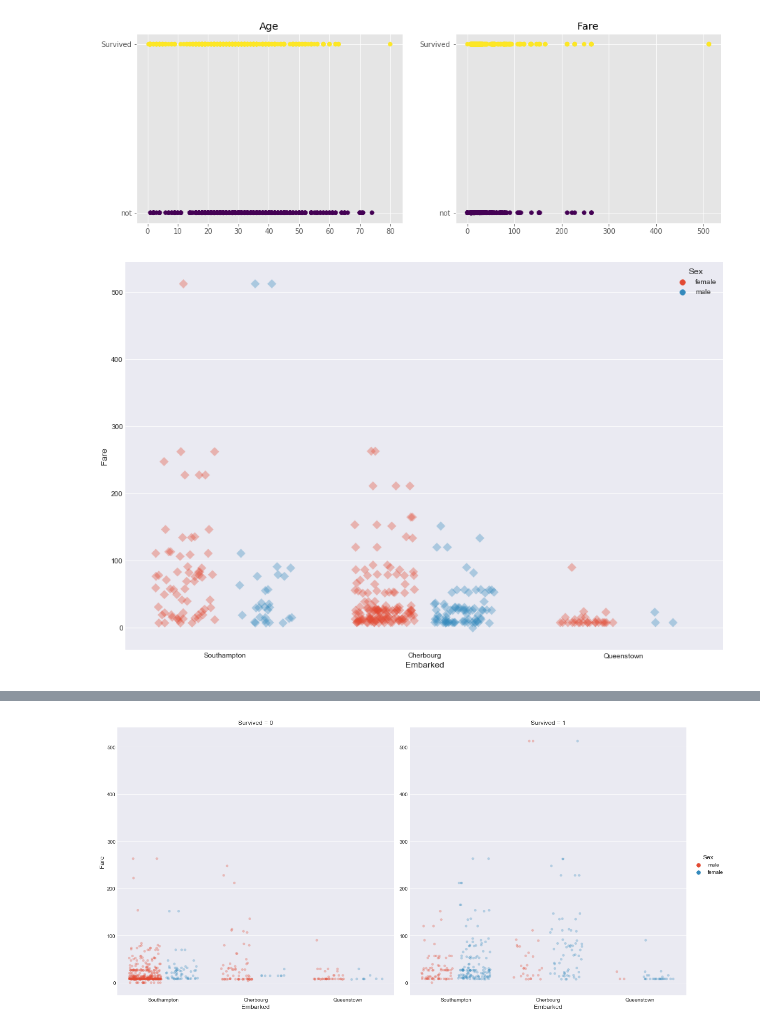
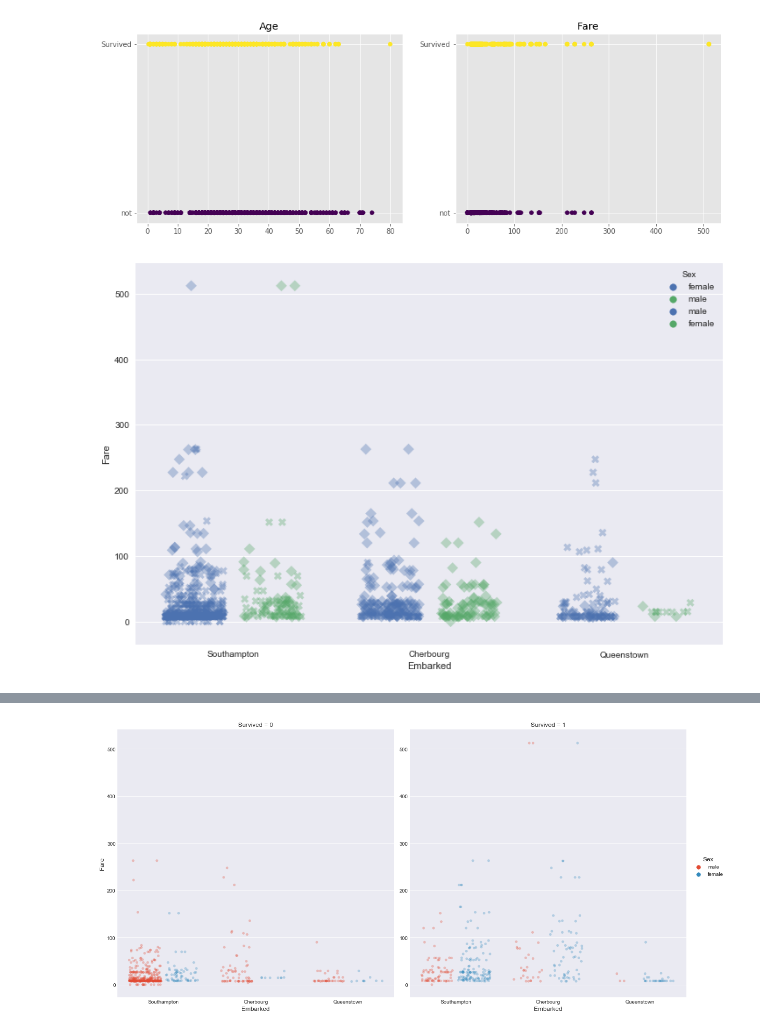
Before and after one commit to DSS-MSY/STUDY, a Jupyter notebook: EDA/titanic/Jee-hun Park EDA titanic.ipynb, the cells around one changed output, grey strips where cells are left out. Saved outputs shown, nothing was run; the diff lists cells and outputs as text; code cells hidden in the pictures.

```diff
--- a/EDA/titanic/Jee-hun Park EDA titanic.ipynb
+++ b/EDA/titanic/Jee-hun Park EDA titanic.ipynb
@@ -101,14 +123,16 @@ plt.show()
 [figure]
 # %%
 # hue정리 문제
-plt.figure(figsize=(15, 10))
+plt.figure(figsize=(12, 8))
 g1 = sns.stripplot(data = train[train["Survived"]==1], x = "Embarked", y = "Fare",
-                   jitter=0.3, hue="Sex", dodge=True, alpha=0.35, marker="D", size = 9)
-#g2 = sns.stripplot(data = train[train["Survived"]==0], x = "Embarked", y = "Fare",
-#                   jitter=0.3, hue="Sex", dodge=True, alpha=0.35, marker="X", size = 9)
+                   jitter=0.3, hue="Sex", split=True, alpha=0.35, marker="D", size = 9, )
+
+
+g2 = sns.stripplot(data = train[train["Survived"]==0], x = "Embarked", y = "Fare",
+                   jitter=0.3, hue="Sex", split=True, alpha=0.35, marker="X", size = 9)
 
 g1.set_xticklabels(["Southampton", "Cherbourg", "Queenstown"])
 plt.show()
 # %% [output]
-[figure, old version]
+[figure, new version]
 # %%
```
Also changed, not shown: parts of 4 cells of this notebook.
